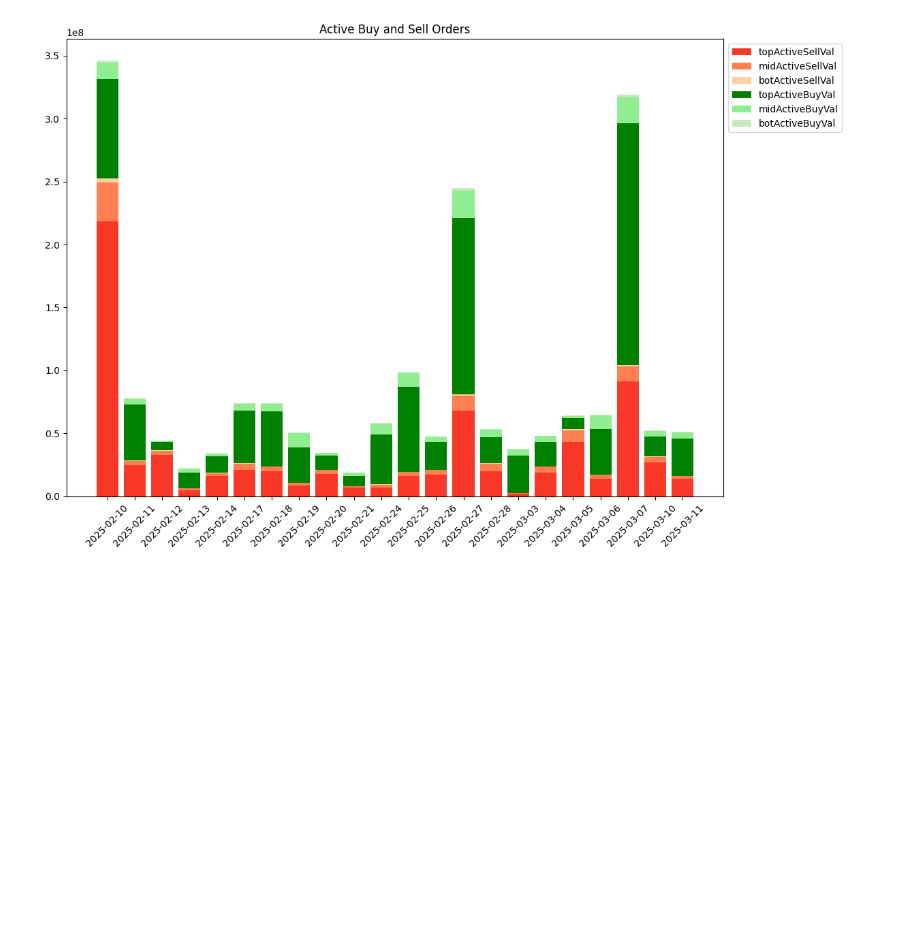
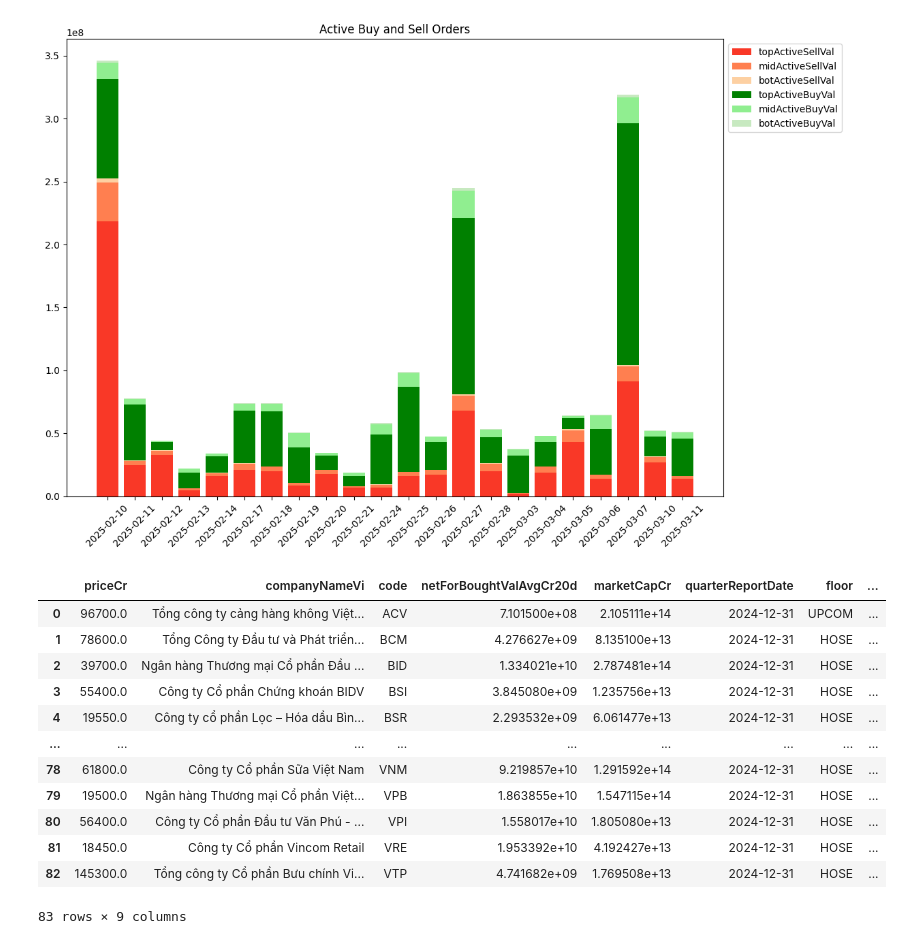
Before and after one commit to vinhnguyen-22/Vincent-Stock-Dashboard, a Jupyter notebook: notebooks/Optimize_portfolio.ipynb, the cells around one changed output. Saved outputs shown, nothing was run; the diff lists cells and outputs as text; code cells hidden in the pictures; blank space fills up the shorter version.

```diff
--- a/notebooks/Optimize_portfolio.ipynb
+++ b/notebooks/Optimize_portfolio.ipynb
@@ -297,3 +295,46 @@ plt.tight_layout()
 plt.show()
 # %% [output]
 [figure]
+# %%
+
+def filter_stocks(market_cap_min=10000000000000, net_bought_val_avg_20d_min=100000000):
+    url = "https://screener-api.vndirect.com.vn/search_data"
+    payload = {
+        "fields": "code,companyNameVi,floor,priceCr,quarterReportDate,annualReportDate,marketCapCr,netForBoughtValAvgCr20d",
+        "filters": [
+            {"dbFilterCode": "marketCapCr", "condition": "GT", "value": market_cap_min},
+            {"dbFilterCode": "netForBoughtValAvgCr20d", "condition": "GT", "value": net_bought_val_avg_20d_min}
+        ],
+        "sort": "code:asc"
+    }
+
+    headers = {
+        "Content-Type": "application/json"
+    }
+
+    response = requests.post(url, json=payload, headers=headers)
+
+    if response.status_code == 200:
+        data = response.json()
+        df = pd.DataFrame(data["data"])
+        return df
+    else:
+        return {"error": f"Request failed with status code {response.status_code}"}
+
+# Gọi hàm để lấy danh sách cổ phiếu lọc được
+data = filter_stocks()
+data
+# %% [output]
+|  | priceCr | companyNameVi | code | netForBoughtValAvgCr20d | marketCapCr | quarterReportDate | floor | ... |
+| 0 | 96700.0 | Tổng công ty cảng hàng không Việt... | ACV | 7.101500e+08 | 2.105111e+14 | 2024-12-31 | UPCOM | ... |
+| 1 | 78600.0 | Tổng Công ty Đầu tư và Phát triển... | BCM | 4.276627e+09 | 8.135100e+13 | 2024-12-31 | HOSE | ... |
+| 2 | 39700.0 | Ngân hàng Thương mại Cổ phần Đầu ... | BID | 1.334021e+10 | 2.787481e+14 | 2024-12-31 | HOSE | ... |
+| 3 | 55400.0 | Công ty Cổ phần Chứng khoán BIDV | BSI | 3.845080e+09 | 1.235756e+13 | 2024-12-31 | HOSE | ... |
+| 4 | 19550.0 | Công ty cổ phần Lọc – Hóa dầu Bìn... | BSR | 2.293532e+09 | 6.061477e+13 | 2024-12-31 | HOSE | ... |
+| ... | ... | ... | ... | ... | ... | ... | ... | ... |
+| 78 | 61800.0 | Công ty Cổ phần Sữa Việt Nam | VNM | 9.219857e+10 | 1.291592e+14 | 2024-12-31 | HOSE | ... |
+| 79 | 19500.0 | Ngân hàng Thương mại Cổ phần Việt... | VPB | 1.863855e+10 | 1.547115e+14 | 2024-12-31 | HOSE | ... |
+| 80 | 56400.0 | Công ty Cổ phần Đầu tư Văn Phú - ... | VPI | 1.558017e+10 | 1.805080e+13 | 2024-12-31 | HOSE | ... |
+| 81 | 18450.0 | Công ty Cổ phần Vincom Retail | VRE | 1.953392e+10 | 4.192427e+13 | 2024-12-31 | HOSE | ... |
+| 82 | 145300.0 | Tổng công ty Cổ phần Bưu chính Vi... | VTP | 4.741682e+09 | 1.769508e+13 | 2024-12-31 | HOSE | ... |
+83 rows × 9 columns
```
Also changed, not shown: parts of 11 cells of this notebook, 6 other files.
